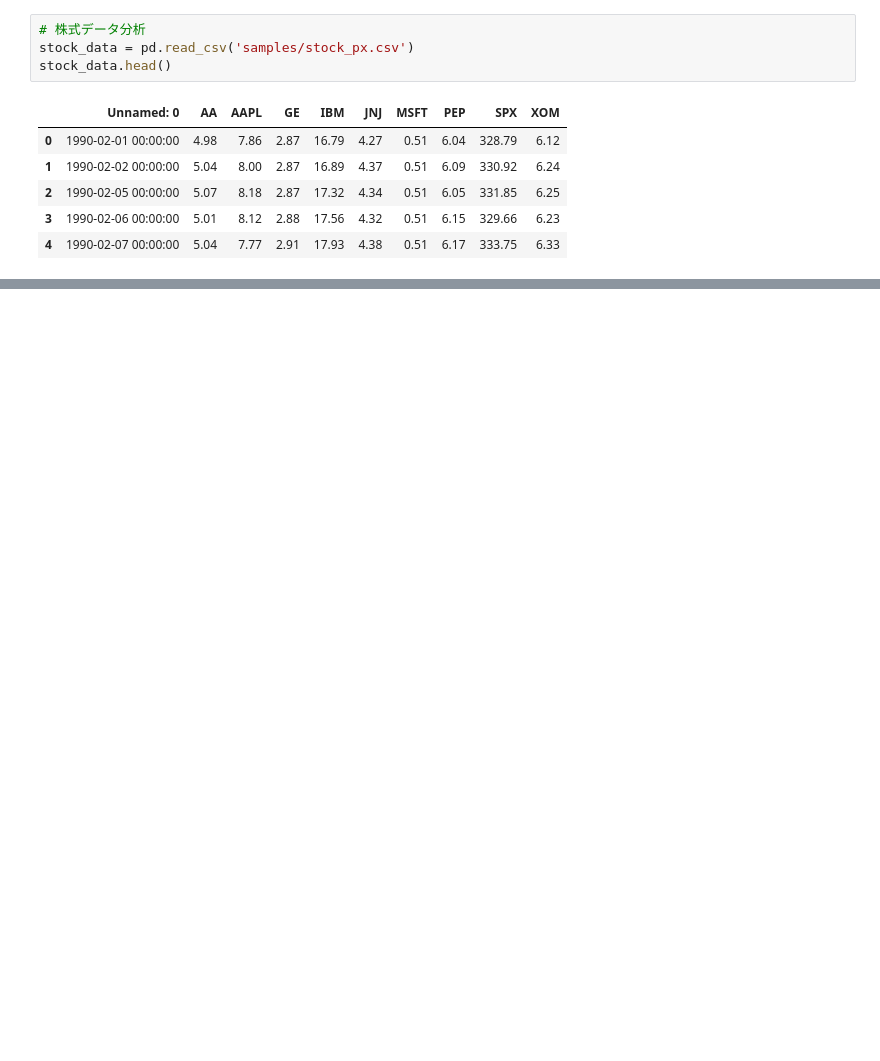
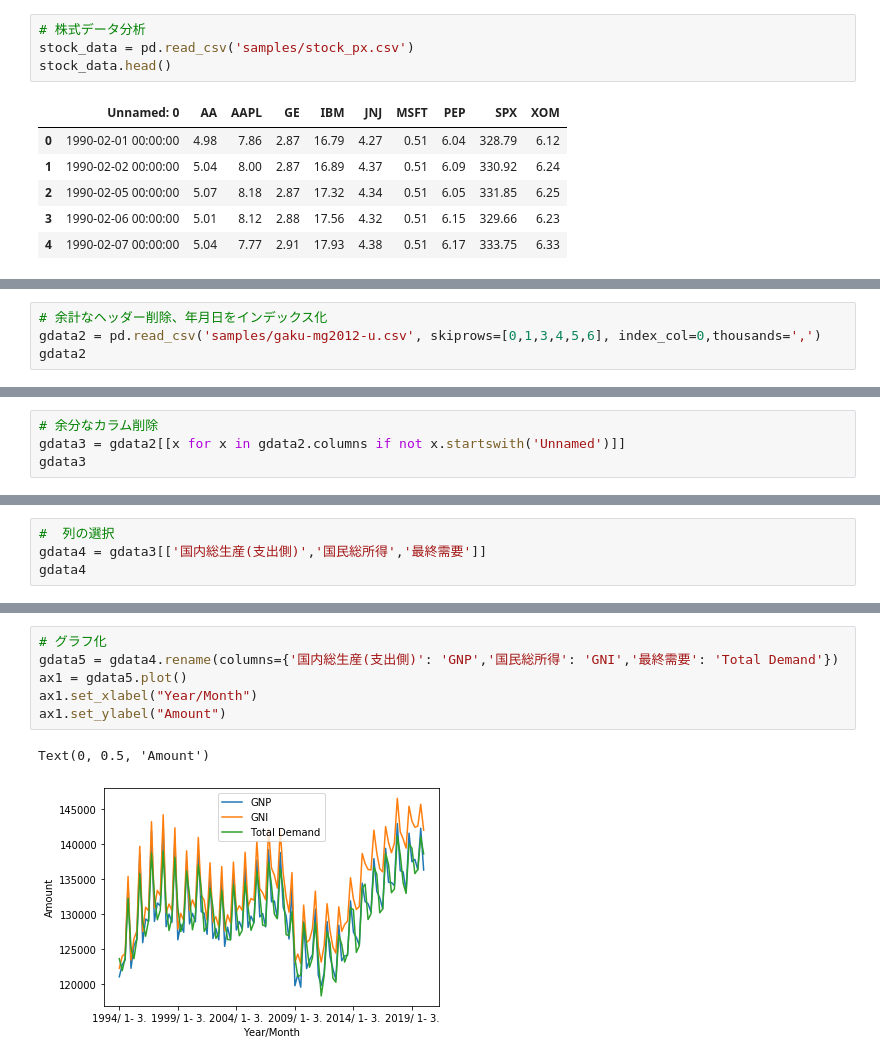
Before and after one commit to ghoso/python_data_analysis_nb, a Jupyter notebook: analysis-project.ipynb, the cells around one changed output, grey strips where cells are left out. Saved outputs shown, nothing was run; the diff lists cells and outputs as text; blank space fills up the shorter version.

```diff
--- a/analysis-project.ipynb
+++ b/analysis-project.ipynb
@@ -78,0 +136,4 @@ stock_data.head()
+# %%
+# 余計なヘッダー削除、年月日をインデックス化
+gdata2 = pd.read_csv('samples/gaku-mg2012-u.csv', skiprows=[0,1,3,4,5,6], index_col=0,thousands=',')
+gdata2
@@ -78,0 +154,4 @@ stock_data.head()
+# %%
+# 余分なカラム削除
+gdata3 = gdata2[[x for x in gdata2.columns if not x.startswith('Unnamed')]]
+gdata3
@@ -78,0 +172,4 @@ stock_data.head()
+# %%
+#  列の選択
+gdata4 = gdata3[['国内総生産(支出側)','国民総所得','最終需要']]
+gdata4
@@ -78,0 +190,9 @@ stock_data.head()
+# %%
+# グラフ化
+gdata5 = gdata4.rename(columns={'国内総生産(支出側)': 'GNP','国民総所得': 'GNI','最終需要': 'Total Demand'})
+ax1 = gdata5.plot()
+ax1.set_xlabel("Year/Month")
+ax1.set_ylabel("Amount")
+# %% [output]
+Text(0, 0.5, 'Amount')
+[figure, added]
```
Also changed, not shown: parts of 10 cells of this notebook, 2 other files.
